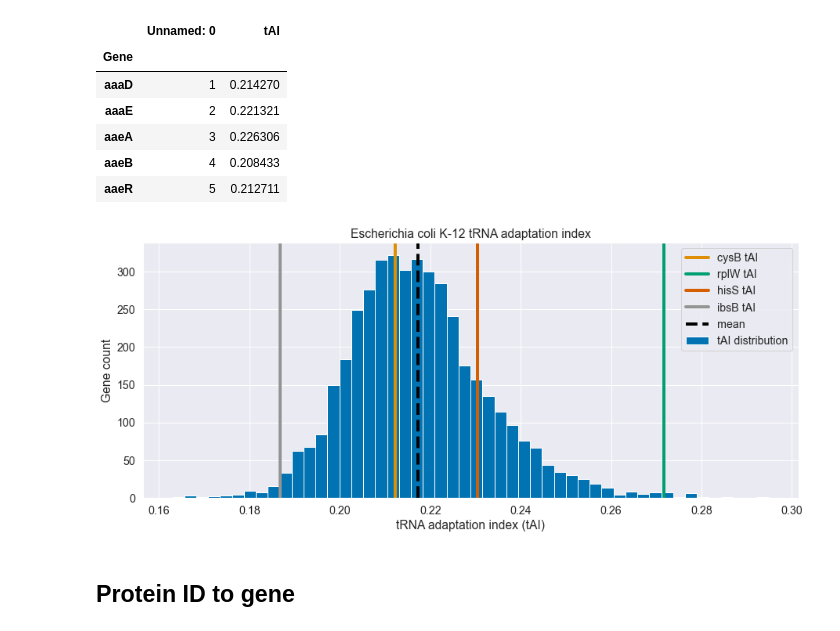
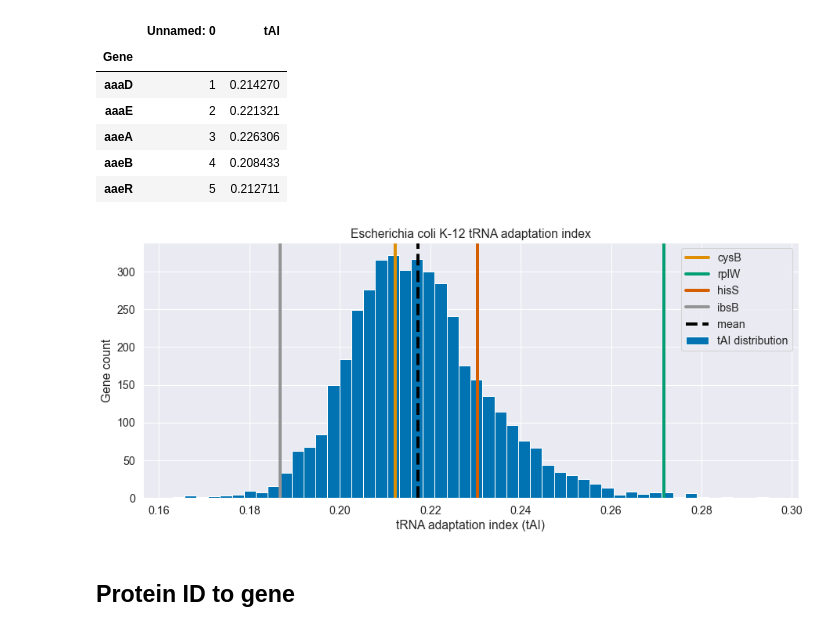
Before and after one commit to srom/nbias, a Jupyter notebook: notebook/Optimal codons (stadium tAI).ipynb, the cells around one changed output. Cells and saved outputs as stored; diff of their text form; code cells hidden in the pictures.

```diff
--- a/notebook/Optimal codons (stadium tAI).ipynb
+++ b/notebook/Optimal codons (stadium tAI).ipynb
@@ -30,23 +30,23 @@ e_coli_tai.head()
 # %%
 f, ax = plt.subplots(1, 1, figsize=(15, 6))
 
 tai_values = e_coli_tai['tAI'].values
 ax.hist(tai_values, bins=50, color=palette[0], label='tAI distribution');
 
-ax.axvline(e_coli_tai.loc['cysB']['tAI'], color=palette[1], label='cysB tAI', linewidth=4);
-ax.axvline(e_coli_tai.loc['rplW']['tAI'], color=palette[2], label='rplW tAI', linewidth=4);
-ax.axvline(e_coli_tai.loc['hisS']['tAI'], color=palette[3], label='hisS tAI', linewidth=4);
-ax.axvline(e_coli_tai.loc['ibsB']['tAI'], color=palette[7], label='ibsB tAI', linewidth=4);
+ax.axvline(e_coli_tai.loc['cysB']['tAI'], color=palette[1], label='cysB', linewidth=4);
+ax.axvline(e_coli_tai.loc['rplW']['tAI'], color=palette[2], label='rplW', linewidth=4);
+ax.axvline(e_coli_tai.loc['hisS']['tAI'], color=palette[3], label='hisS', linewidth=4);
+ax.axvline(e_coli_tai.loc['ibsB']['tAI'], color=palette[7], label='ibsB', linewidth=4);
 
 mean = np.mean(tai_values)
 ax.axvline(mean, color='black', label='mean', linewidth=4, linestyle='--');
 
 ax.legend();
 ax.set_title('Escherichia coli K-12 tRNA adaptation index');
 ax.set_xlabel('tRNA adaptation index (tAI)');
 ax.set_ylabel('Gene count');
 # %% [output]
-[figure, old version]
+[figure, new version]
 # %% [markdown]
 ## Protein ID to gene
 # %%
```
Also changed, not shown: 10 other files.
